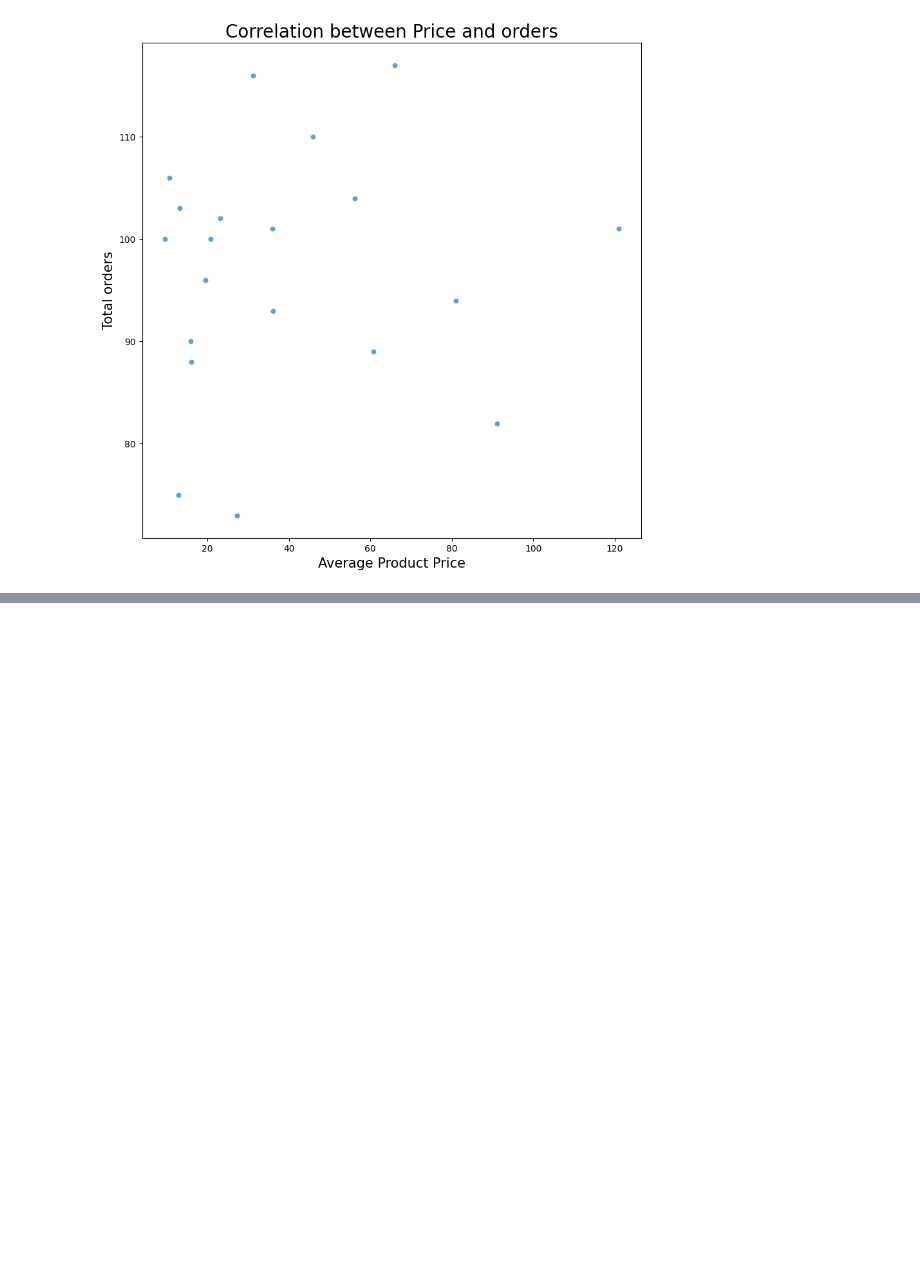
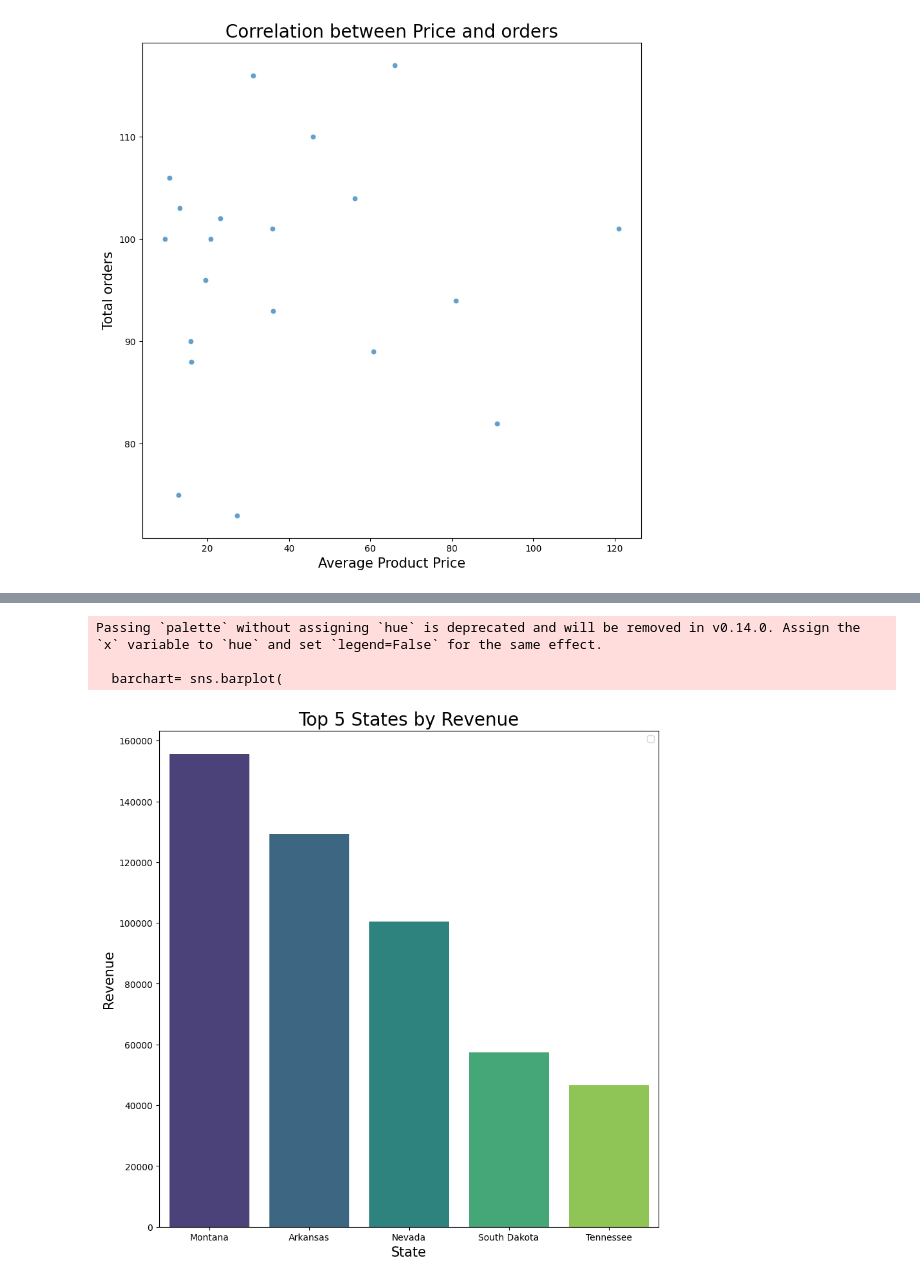
Before and after one commit to DioS96/sales-data-analysis, a Jupyter notebook: main.ipynb, the cells around one changed output, grey strips where cells are left out. Saved outputs shown, nothing was run; the diff lists cells and outputs as text; code cells hidden in the pictures; blank space fills up the shorter version.

```diff
--- a/main.ipynb
+++ b/main.ipynb
@@ -608,0 +1016,3 @@ price_quantity_scatterplot=create_scatterplot(product_df,"unit_price","order_id"
+# %%
+user_df=cast_columns(user_df,columns_dict={"birthDate":"date"},date_format="ISO8601")
+user_df,user_inc_df=inconsistent_values(user_df)
@@ -608,0 +1052,2 @@ price_quantity_scatterplot=create_scatterplot(product_df,"unit_price","order_id"
+# %%
+cart_products_merged=pd.merge(cart_items_df,products_df[["product_id","title","category","rating","brand","shippingInformation","returnPolicy"]], how="outer")
@@ -608,0 +1074,2 @@ price_quantity_scatterplot=create_scatterplot(product_df,"unit_price","order_id"
+# %%
+orders_merged=pd.merge(cart_products_merged,user_df[["user_id","age","gender","birthDate","height","weight","eyeColor","hair.color","hair.type","address.city","address.stateCode","bank.cardType","bank.currency"]],how="outer")
@@ -608,0 +1243,15 @@ price_quantity_scatterplot=create_scatterplot(product_df,"unit_price","order_id"
+# %%
+group_state=group_by(
+    orders_merged[orders_merged['cart_id'].notnull()],
+    "address.stateCode",
+    {
+        "total":"sum",
+        "cart_id":"count",
+        "quantity":"sum",
+        "discountPercentage":"mean",
+        "discountedTotal":"sum",
+        "age":"mean",
+        }
+                     )
+group_state.sort_values("discountedTotal",ascending=False,inplace=True)
+group_state
@@ -608,0 +1344,13 @@ price_quantity_scatterplot=create_scatterplot(product_df,"unit_price","order_id"
+# %%
+state_graph=create_bar_chart(group_state.head(5),
+                             "address.stateCode",
+                             "discountedTotal","sum",
+                             "Top 5 States by Revenue",
+                             "State",
+                             "Revenue",
+                             )
+# %% [output]
+Passing `palette` without assigning `hue` is deprecated and will be removed in v0.14.0. Assign the `x` variable to `hue` and set `legend=False` for the same effect.
+
+  barchart= sns.barplot(
+[figure, added]
```
Also changed, not shown: parts of 77 cells of this notebook.
